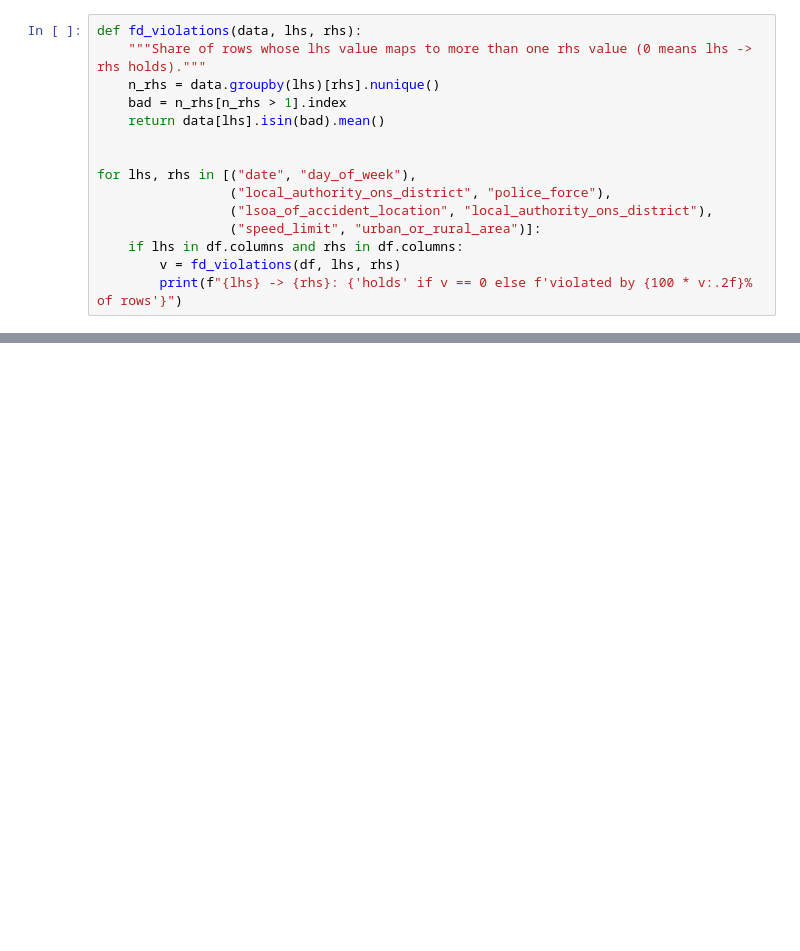
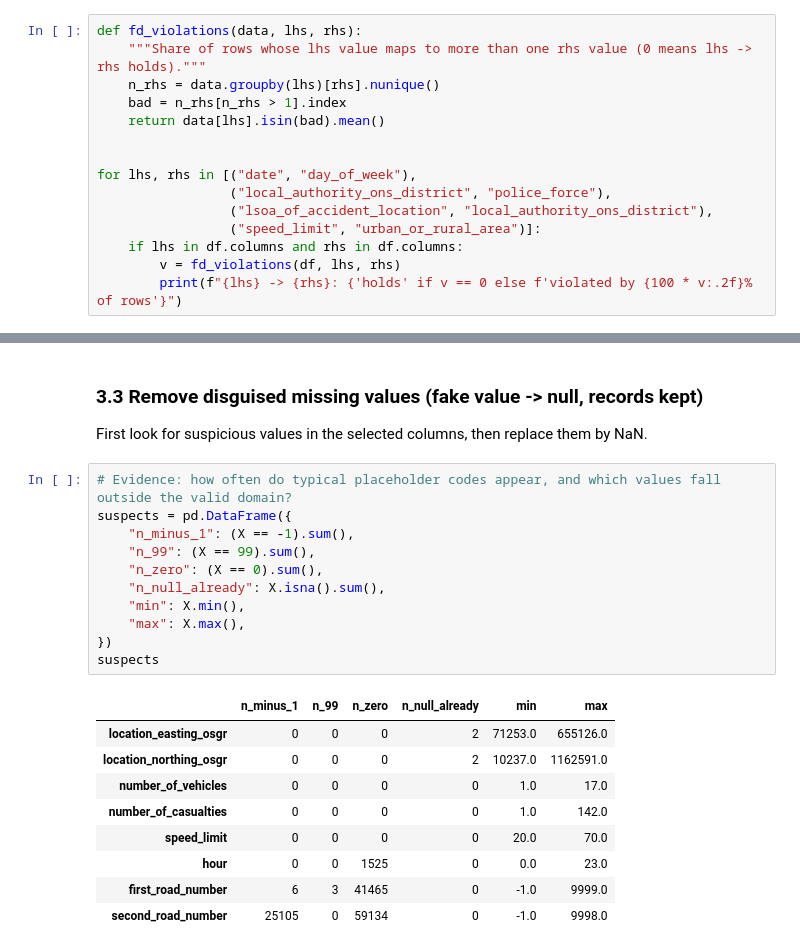
Before and after one commit to OssamaSijbesma/uu-data-wrangling-assignments, a Jupyter notebook: assignment-2/assignment.ipynb, the cells around one changed output, grey strips where cells are left out. Drawn from its saved outputs; the diff is of its cells as text; blank space fills up the shorter version.

```diff
--- a/assignment-2/assignment.ipynb
+++ b/assignment-2/assignment.ipynb
@@ -738,0 +792,25 @@ for lhs, rhs in [("date", "day_of_week"),
+# %% [markdown]
+### 3.3 Remove disguised missing values (fake value -> null, records kept)
+
+First look for suspicious values in the selected columns, then replace them by NaN.
+# %%
+# Evidence: how often do typical placeholder codes appear, and which values fall outside the valid domain?
+suspects = pd.DataFrame({
+    "n_minus_1": (X == -1).sum(),
+    "n_99": (X == 99).sum(),
+    "n_zero": (X == 0).sum(),
+    "n_null_already": X.isna().sum(),
+    "min": X.min(),
+    "max": X.max(),
+})
+suspects
+# %% [output]
+|  | n_minus_1 | n_99 | n_zero | n_null_already | min | max |
+| location_easting_osgr | 0 | 0 | 0 | 2 | 71253.0 | 655126.0 |
+| location_northing_osgr | 0 | 0 | 0 | 2 | 10237.0 | 1162591.0 |
+| number_of_vehicles | 0 | 0 | 0 | 0 | 1.0 | 17.0 |
+| number_of_casualties | 0 | 0 | 0 | 0 | 1.0 | 142.0 |
+| speed_limit | 0 | 0 | 0 | 0 | 20.0 | 70.0 |
+| hour | 0 | 0 | 1525 | 0 | 0.0 | 23.0 |
+| first_road_number | 6 | 3 | 41465 | 0 | -1.0 | 9999.0 |
+| second_road_number | 25105 | 0 | 59134 | 0 | -1.0 | 9998.0 |
```
Also changed, not shown: parts of 10 cells of this notebook.
